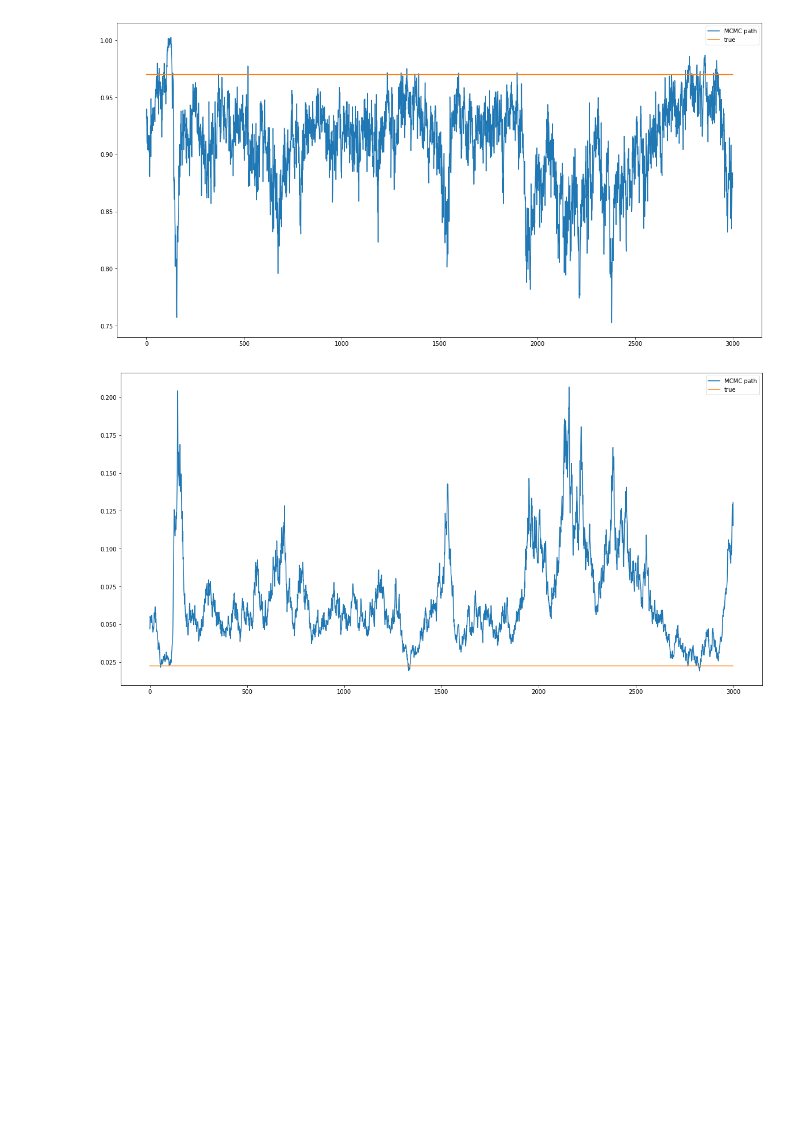
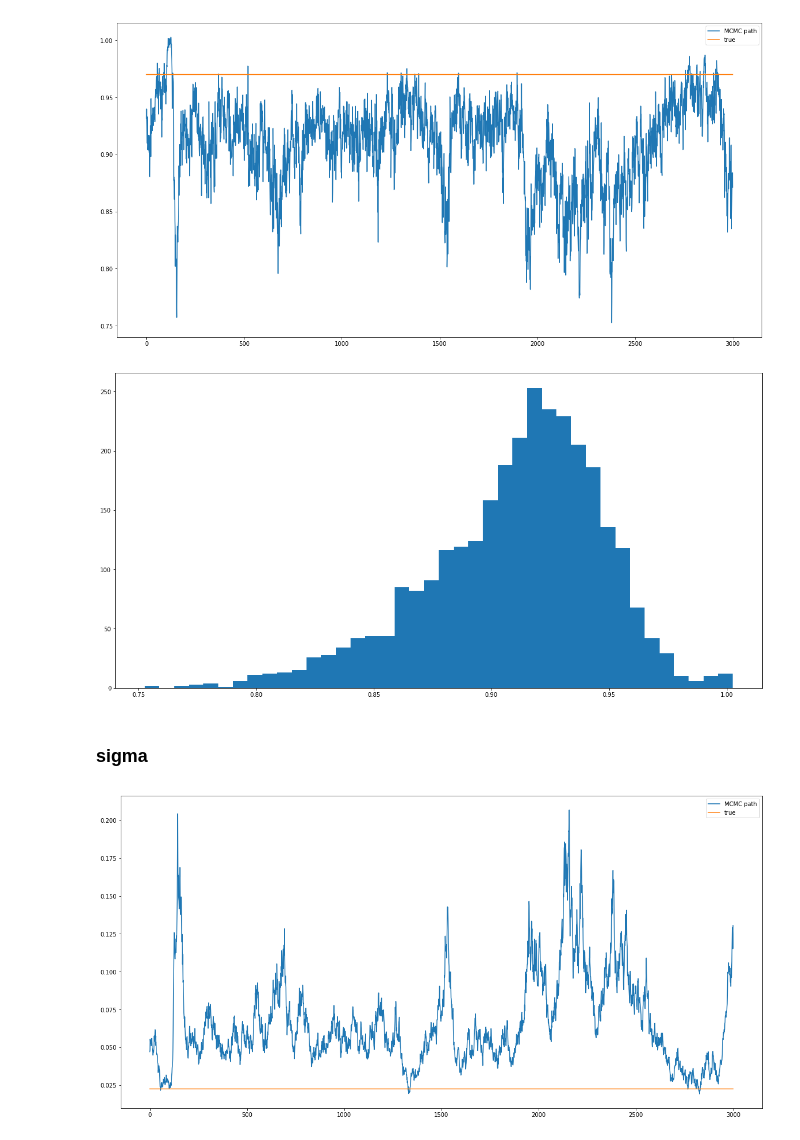
Before and after one commit to keiikegami/BayesHW9-10, a Jupyter notebook: HW10.ipynb, the cells around one changed output. Saved outputs shown, nothing was run; the diff lists cells and outputs as text; code cells hidden in the pictures; blank space fills up the shorter version.

```diff
--- a/HW10.ipynb
+++ b/HW10.ipynb
@@ -184,6 +187,14 @@ plt.legend()
 plt.show()
 # %% [output]
 [figure]
+# %%
+plt.figure(figsize=(20, 10))
+plt.hist(vphi[nburn:], bins = 40)
+plt.show()
+# %% [output]
+[figure, added]
+# %% [markdown]
+### sigma
 # %%
 truesig = np.ones(nsim-nburn)*0.15**2
 plt.figure(figsize=(20, 10))
```
Also changed, not shown: parts of 6 cells of this notebook.
